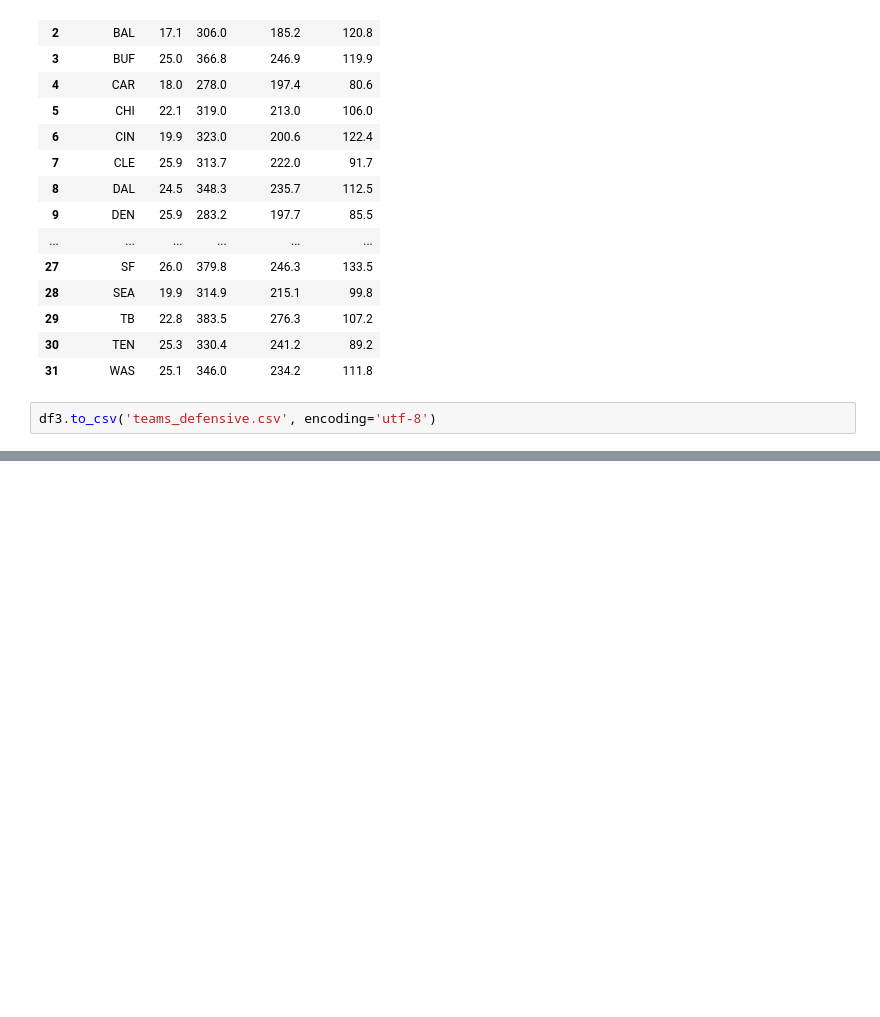
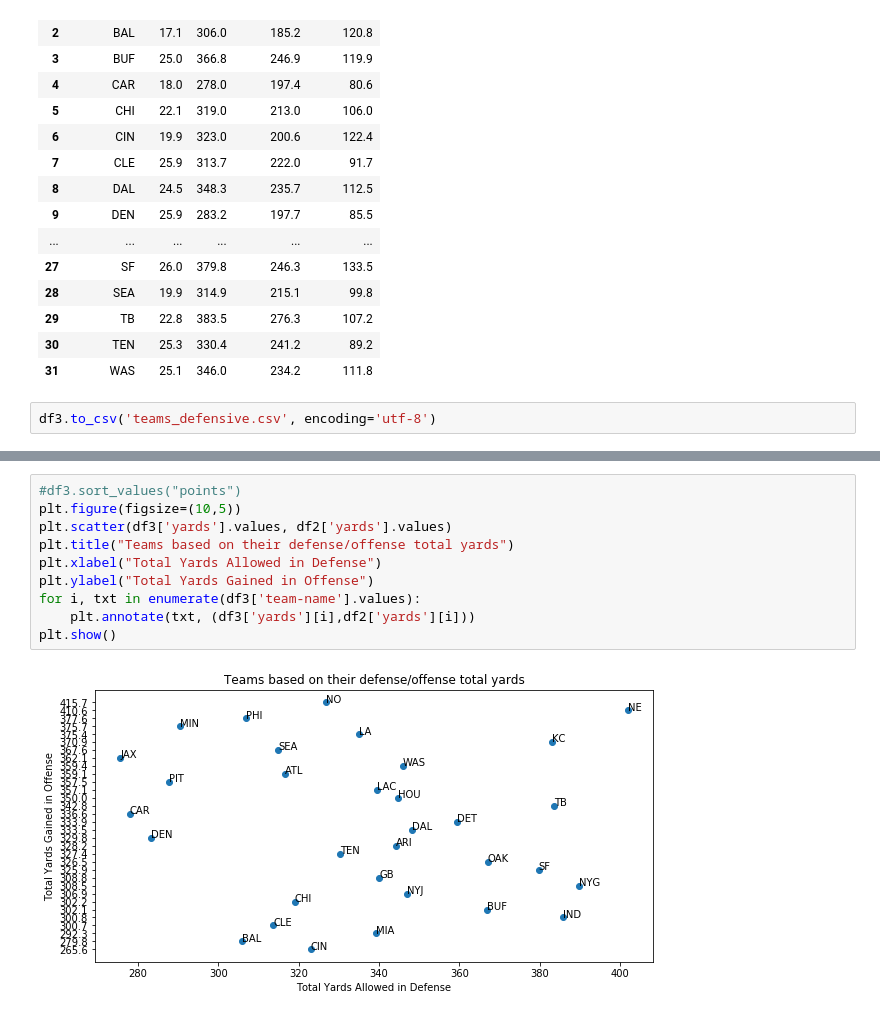
Before and after one commit to AndreiUngur/FootballAnalysis, a Jupyter notebook: Tests.ipynb, the cells around one changed output, grey strips where cells are left out. Saved outputs shown, nothing was run; the diff lists cells and outputs as text; blank space fills up the shorter version.

```diff
--- a/Tests.ipynb
+++ b/Tests.ipynb
@@ -154,0 +288,12 @@ df.head()
+# %%
+#df3.sort_values("points")
+plt.figure(figsize=(10,5))
+plt.scatter(df3['yards'].values, df2['yards'].values)
+plt.title("Teams based on their defense/offense total yards")
+plt.xlabel("Total Yards Allowed in Defense")
+plt.ylabel("Total Yards Gained in Offense")
+for i, txt in enumerate(df3['team-name'].values):
+    plt.annotate(txt, (df3['yards'][i],df2['yards'][i]))
+plt.show()
+# %% [output]
+[figure, added]
```
Also changed, not shown: parts of 16 cells of this notebook.
